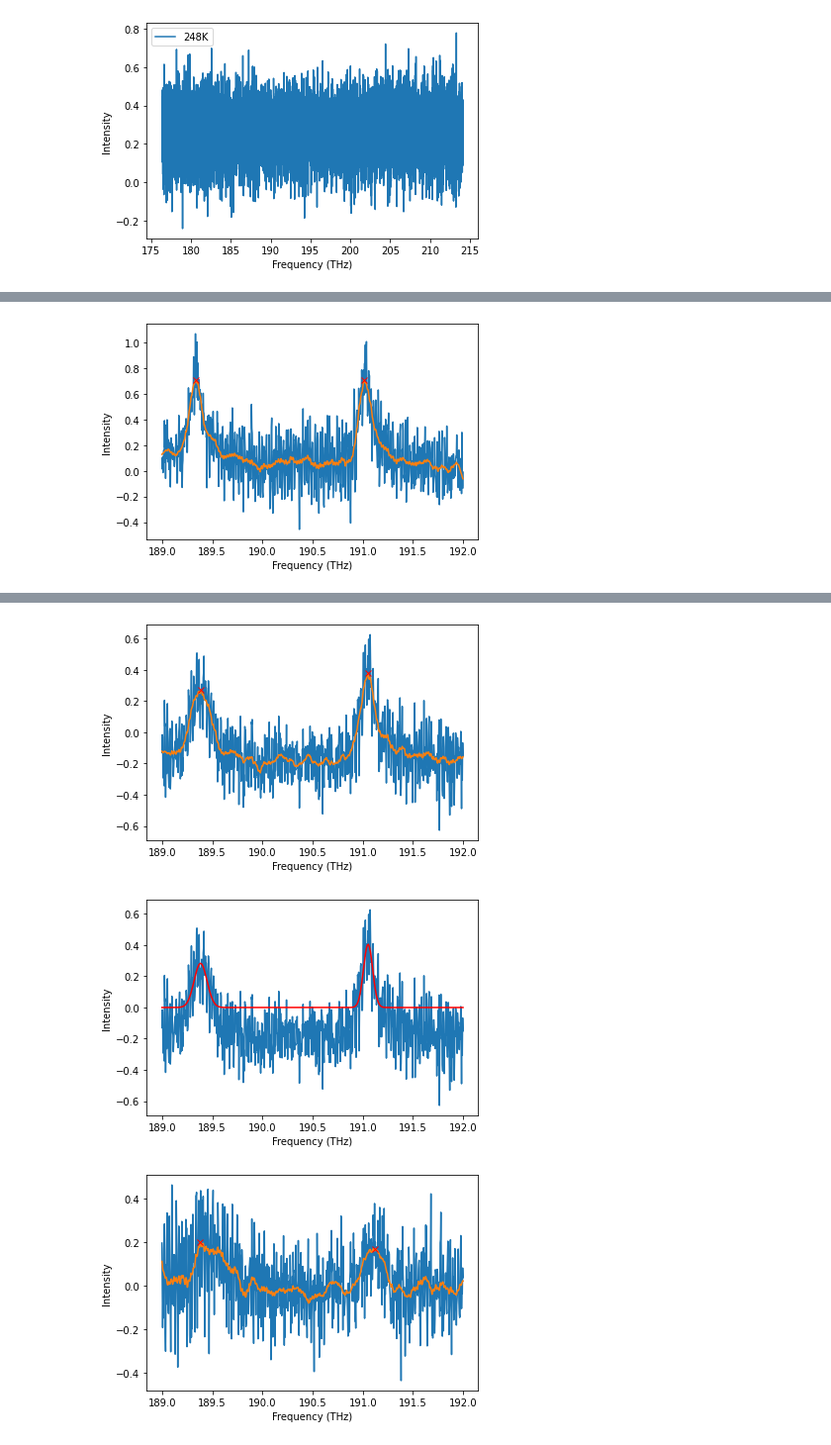
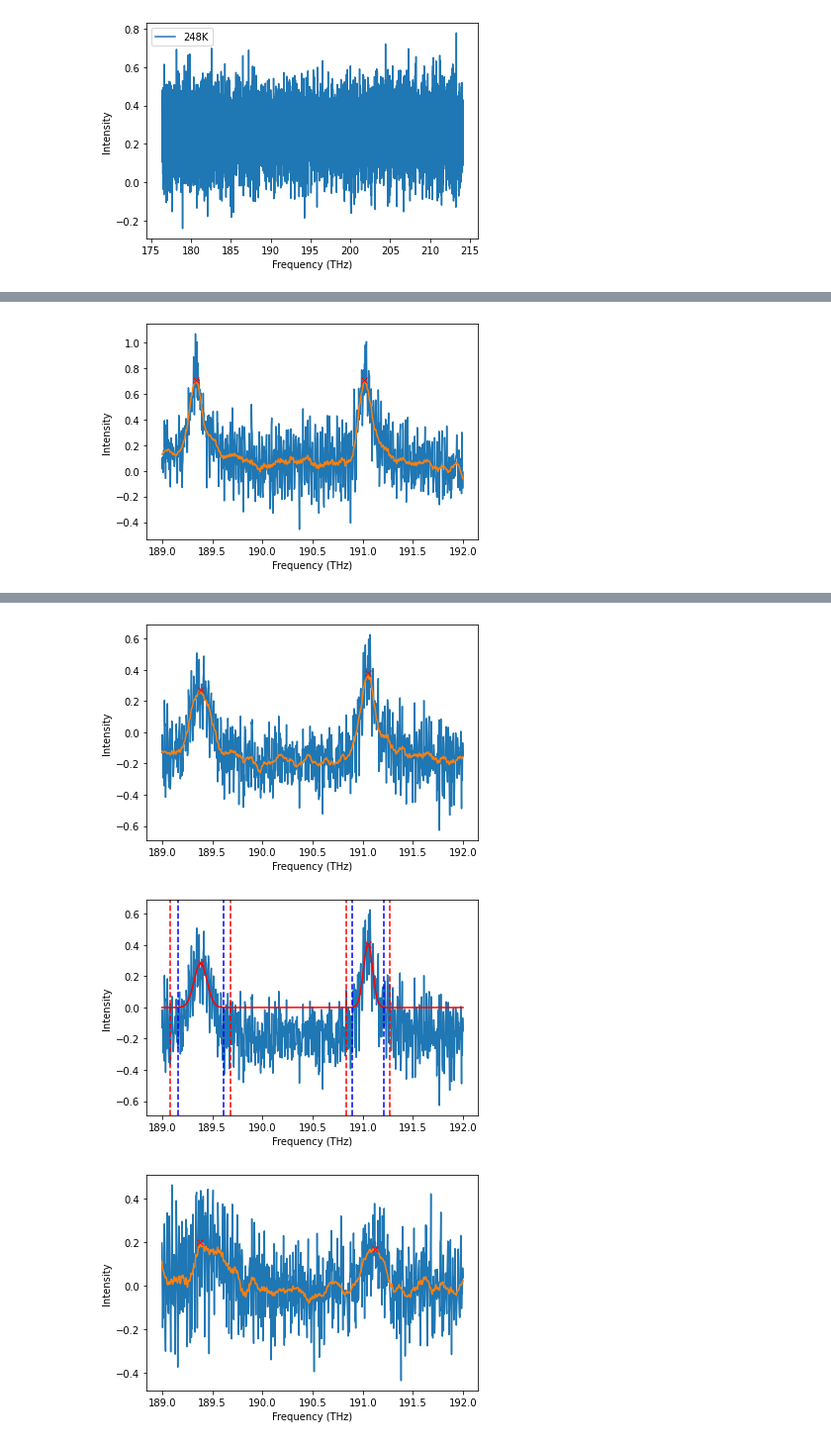
Before and after one commit to JUOM2016/Quick_cal_and_plotting, a Jupyter notebook: absorption_white_light_OD_perpendicular.ipynb, the cells around one changed output, grey strips where cells are left out. Shown at 99% size. Cells and saved outputs as stored; diff of their text form; code cells hidden in the pictures.

```diff
--- a/absorption_white_light_OD_perpendicular.ipynb
+++ b/absorption_white_light_OD_perpendicular.ipynb
@@ -58,6 +65,22 @@ FWHM_2=np.zeros(len(file_name)-1)
 f0_1=np.zeros(len(file_name)-1)
 f0_2=np.zeros(len(file_name)-1)
 
+peak_amplitude_0=np.zeros(len(file_name)-1)
+peak_amplitude_1=np.zeros(len(file_name)-1)
+peak_amplitude_2=np.zeros(len(file_name)-1)
+
+peak_area_0=np.zeros(len(file_name)-1)
+peak_area_1=np.zeros(len(file_name)-1)
+peak_area_2=np.zeros(len(file_name)-1)
+
+peak_amplitude_fitting_0=np.zeros(len(file_name)-1)
+peak_amplitude_fitting_1=np.zeros(len(file_name)-1)
+peak_amplitude_fitting_2=np.zeros(len(file_name)-1)
+
+peak_area_fitting_0=np.zeros(len(file_name)-1)
+peak_area_fitting_1=np.zeros(len(file_name)-1)
+peak_area_fitting_2=np.zeros(len(file_name)-1)
+
 peak_num=np.zeros(len(file_name)-1)
 
 #print(type(f0_2[0]))
@@ -68,6 +91,7 @@ def gaussian(x, height, centre, sigma): # Do a Gaussian fitting here of the calc
 
 def bi_gaussian(x, height_1, centre_1, sigma_1, height_2, centre_2, sigma_2):
     return gaussian(x, height_1, centre_1, sigma_1) + gaussian(x, height_2, centre_2, sigma_2)
+
 
 for index in range(len(file_name)-1):
     freq=data[index*2]
@@ -100,7 +124,7 @@ for index in range(len(file_name)-1):
     if len(peaks) == 1:
         peak_num[index]=1
         fit_1,success_1=curve_fit(gaussian,freq_plot,intensity_plot,p0=[intensity_plot[peaks[0]],freq_plot[peaks[0]],0.1])
-        freq_0=np.linspace(min(freq_plot),max(freq_plot),300)
+        freq_0=np.linspace(min(freq_plot),max(freq_plot),1000)
         fit_curve=gaussian(freq_0,fit_1[0],fit_1[1],fit_1[2])
         normalised_fit_curve = (fit_curve-min(fit_curve))/(max(fit_curve)-min(fit_curve))
 
@@ -108,6 +132,27 @@ for index in range(len(file_name)-1):
         FWHM_0[index]=2*np.sqrt(2*np.log(2))*abs(fit_1[2])*1000 # Calculated FWHM based on the Gaussian fitting
         f0_0[index]=fit_1[1]
         print(fit_1[1])
+
+        # Find the boundries of the window of raw data for calculating the area of the peak
+        area_boundry_left_0=freq_plot[peaks]-FWHM_0[index]*2/1000
+        area_boundry_right_0=freq_plot[peaks]+FWHM_0[index]*2/1000
+        diff_AB_left_0=np.absolute(freq_plot-area_boundry_left_0)
+        diff_AB_right_0=np.absolute(freq_plot-area_boundry_right_0)
+        pos_AB_left_0=diff_AB_left_0.argmin()
+        pos_AB_right_0=diff_AB_right_0.argmin()
+        peak_amplitude_0[index]=max(intensity_plot[pos_AB_left_0:pos_AB_right_0])
+        peak_area_0[index]=simpson(intensity_plot[pos_AB_left_0:pos_AB_right_0],freq_plot[pos_AB_left_0:pos_AB_right_0])
+
+        # Find the boundries of the window of the fitted data for calculating the area of the peak
+        peaks_fitting,_=signal.find_peaks(fit_curve,prominence=prominence_value[index])
+        area_boundry_fitting_left_0=freq_0[peaks_fitting]-FWHM_0[index]*2/1000
+        area_boundry_fitting_right_0=freq_0[peaks_fitting]+FWHM_0[index]*2/1000
+        diff_AB_fitting_left_0=np.absolute(freq_0-area_boundry_fitting_left_0)
+        diff_AB_fitting_right_0=np.absolute(freq_0-area_boundry_fitting_right_0)
+        pos_AB_fitting_left_0=diff_AB_fitting_left_0.argmin()
+        pos_AB_fitting_right_0=diff_AB_fitting_right_0.argmin()
+        peak_amplitude_fitting_0[index]=fit_curve[peaks_fitting]
+        peak_area_fitting_0[index]=simpson(fit_curve[pos_AB_fitting_left_0:pos_AB_fitting_right_0],freq_0[pos_AB_fitting_left_0:pos_AB_fitting_right_0])
 
         fitted_data[index*2]=pd.DataFrame(freq_0)
         fitted_data[index*2+1]=pd.DataFrame(fit_curve)
@@ -119,11 +164,16 @@ for index in range(len(file_name)-1):
         ax.plot(freq_0,fit_curve,color='r')
         ax.set_xlabel('Frequency (THz)')
         ax.set_ylabel('Intensity')
+        ax.axvline(freq_plot[pos_AB_left_0],color='b',linestyle='dashed')
+        ax.axvline(freq_plot[pos_AB_right_0],color='b',linestyle='dashed')
+        ax.plot(freq_0[peaks_fitting], fit_curve[peaks_fitting], "x",color='red')
+        ax.axvline(freq_0[pos_AB_fitting_left_0],color='r',linestyle='dashed')
+        ax.axvline(freq_0[pos_AB_fitting_right_0],color='r',linestyle='dashed')
 
     elif len(peaks) == 2:
         peak_num[index]=2
         fit_2,success_2=curve_fit(bi_gaussian,freq_plot,intensity_plot,p0=[intensity_plot[peaks[0]],freq_plot[peaks[0]],0.1,intensity_plot[peaks[1]],freq_plot[peaks[1]],0.1])
-        freq_0=np.linspace(min(freq_plot),max(freq_plot),300)
+        freq_0=np.linspace(min(freq_plot),max(freq_plot),1000)
         fit_curve=bi_gaussian(freq_0,fit_2[0],fit_2[1],fit_2[2],fit_2[3],fit_2[4],fit_2[5])
         normalised_fit_curve = (fit_curve-min(fit_curve))/(max(fit_curve)-min(fit_curve))
 
@@ -135,6 +185,48 @@ for index in range(len(file_name)-1):
         print(fit_2[1])
         print(fit_2[4])
 
+        # Find the boundries of the window of raw data for calculating the area of the peak 1
+        area_boundry_left_1=freq_plot[peaks[0]]-FWHM_1[index]*1.5/1000
+        area_boundry_right_1=freq_plot[peaks[0]]+FWHM_1[index]*1.5/1000
+        diff_AB_left_1=np.absolute(freq_plot-area_boundry_left_1)
+        diff_AB_right_1=np.absolute(freq_plot-area_boundry_right_1)
+        pos_AB_left_1=diff_AB_left_1.argmin()
+        pos_AB_right_1=diff_AB_right_1.argmin()
+        peak_amplitude_1[index]=max(intensity_plot[pos_AB_left_1:pos_AB_right_1])
+        peak_area_1[index]=simpson(intensity_plot[pos_AB_left_1:pos_AB_right_1],freq_plot[pos_AB_left_1:pos_AB_right_1])
+
+        # Find the boundries of the window of raw data for calculating the area of the peak 2
+        area_boundry_left_2=freq_plot[peaks[1]]-FWHM_2[index]*1.5/1000
+        area_boundry_right_2=freq_plot[peaks[1]]+FWHM_2[index]*1.5/1000
+        diff_AB_left_2=np.absolute(freq_plot-area_boundry_left_2)
+        diff_AB_right_2=np.absolute(freq_plot-area_boundry_right_2)
+        pos_AB_left_2=diff_AB_left_2.argmin()
+        pos_AB_right_2=diff_AB_right_2.argmin()
+        peak_amplitude_2[index]=max(intensity_plot[pos_AB_left_2:pos_AB_right_2])
+        peak_area_2[index]=simpson(intensity_plot[pos_AB_left_2:pos_AB_right_2],freq_plot[pos_AB_left_2:pos_AB_right_2])
+
+        # Find the boundries of the window of the fitted data for calculating the area of the peak 1
+        peaks_fitting,_=signal.find_peaks(fit_curve,prominence=prominence_value[index])
+        area_boundry_fitting_left_1=freq_0[peaks_fitting[0]]-FWHM_1[index]*2/1000
+        area_boundry_fitting_right_1=freq_0[peaks_fitting[0]]+FWHM_1[index]*2/1000
+        diff_AB_fitting_left_1=np.absolute(freq_0-area_boundry_fitting_left_1)
+        diff_AB_fitting_right_1=np.absolute(freq_0-area_boundry_fitting_right_1)
+        pos_AB_fitting_left_1=diff_AB_fitting_left_1.argmin()
+        pos_AB_fitting_right_1=diff_AB_fitting_right_1.argmin()
+        peak_amplitude_fitting_1[index]=fit_curve[peaks_fitting[0]]
+        peak_area_fitting_1[index]=simpson(fit_curve[pos_AB_fitting_left_1:pos_AB_fitting_right_1],freq_0[pos_AB_fitting_left_1:pos_AB_fitting_right_1])
+
+        # Find the boundries of the window of the fitted data for calculating the area of the peak 1
+        peaks_fitting,_=signal.find_peaks(fit_curve,prominence=prominence_value[index])
+        area_boundry_fitting_left_2=freq_0[peaks_fitting[1]]-FWHM_2[index]*2/1000
+        area_boundry_fitting_right_2=freq_0[peaks_fitting[1]]+FWHM_2[index]*2/1000
+        diff_AB_fitting_left_2=np.absolute(freq_0-area_boundry_fitting_left_2)
+        diff_AB_fitting_right_2=np.absolute(freq_0-area_boundry_fitting_right_2)
+        pos_AB_fitting_left_2=diff_AB_fitting_left_2.argmin()
+        pos_AB_fitting_right_2=diff_AB_fitting_right_2.argmin()
+        peak_amplitude_fitting_2[index]=fit_curve[peaks_fitting[1]]
+        peak_area_fitting_2[index]=simpson(fit_curve[pos_AB_fitting_left_2:pos_AB_fitting_right_2],freq_0[pos_AB_fitting_left_2:pos_AB_fitting_right_2])
+
         fitted_data[index*2]=pd.DataFrame(freq_0)
         fitted_data[index*2+1]=pd.DataFrame(fit_curve)
         fitted_data_normalised[index*2]=pd.DataFrame(freq_0)
@@ -145,6 +237,15 @@ for index in range(len(file_name)-1):
         ax.plot(freq_0,fit_curve,color='r')
         ax.set_xlabel('Frequency (THz)')
         ax.set_ylabel('Intensity')
+        ax.axvline(freq_plot[pos_AB_left_1],color='b',linestyle='dashed')
+        ax.axvline(freq_plot[pos_AB_right_1],color='b',linestyle='dashed')
+        ax.axvline(freq_plot[pos_AB_left_2],color='b',linestyle='dashed')
+        ax.axvline(freq_plot[pos_AB_right_2],color='b',linestyle='dashed')
+        ax.plot(freq_0[peaks_fitting], fit_curve[peaks_fitting], "x",color='red')
+        ax.axvline(freq_0[pos_AB_fitting_left_1],color='r',linestyle='dashed')
+        ax.axvline(freq_0[pos_AB_fitting_right_1],color='r',linestyle='dashed')
+        ax.axvline(freq_0[pos_AB_fitting_left_2],color='r',linestyle='dashed')
+        ax.axvline(freq_0[pos_AB_fitting_right_2],color='r',linestyle='dashed')
 
     else:
         print('This program can ONLY fit two Gaussian peaks!')
@@ -175,3 +276,3 @@ fitted_data_normalised=fitted_data_normalised.to_numpy()
 [figure]
-[figure, old version]
+[figure, new version]
 [figure]
```
Also changed, not shown: parts of 7 cells of this notebook, 1 other file.
